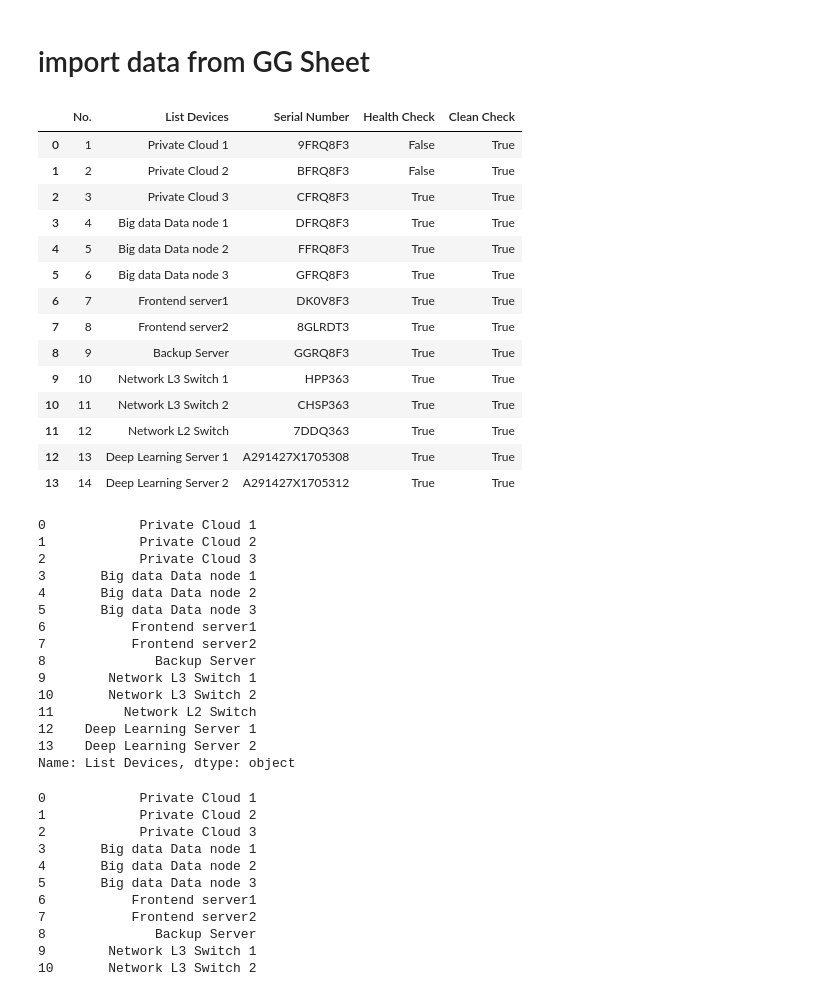
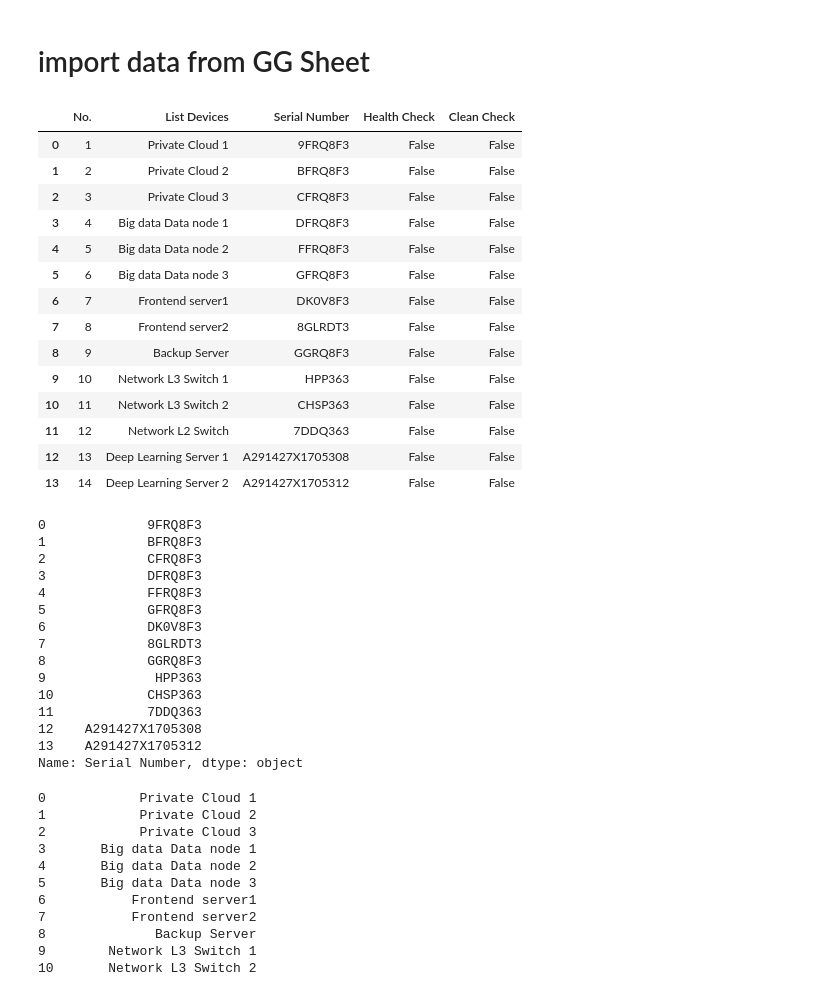
Before and after one commit to Sireetron/mhl-ma-mcc-report, a Jupyter notebook: sections/Zabbix/health_check.ipynb, the cells around one changed output. Cells and saved outputs as stored; diff of their text form; code cells hidden in the pictures.

Commit message:
update server list

```diff
--- a/sections/Zabbix/health_check.ipynb
+++ b/sections/Zabbix/health_check.ipynb
@@ -17,46 +20,46 @@ if not os.path.exists(save_dir):
 # %%
 ## sheet สถานภาพเครื่องแม่ข่าย_และอุปกรณ์ต่อพ่วง_PoPNix owner P'Pooooo
 
 SHEET_ID = '14GmNx-6YkTfOSYfjQqGw-wC6h9VPqB3frw-ovtMTN5A'
-SHEET_NAME = 'status'
+SHEET_NAME = 'Jan67'
 url = f'https://docs.google.com/spreadsheets/d/{SHEET_ID}/gviz/tq?tqx=out:csv&sheet={SHEET_NAME}'
 df = pd.read_csv(url)
 df # print(df.head())
 # %% [output]
 |  | No. | List Devices | Serial Number | Health Check | Clean Check |
-| 0 | 1 | Private Cloud 1 | 9FRQ8F3 | False | True |
-| 1 | 2 | Private Cloud 2 | BFRQ8F3 | False | True |
-| 2 | 3 | Private Cloud 3 | CFRQ8F3 | True | True |
-| 3 | 4 | Big data Data node 1 | DFRQ8F3 | True | True |
-| 4 | 5 | Big data Data node 2 | FFRQ8F3 | True | True |
-| 5 | 6 | Big data Data node 3 | GFRQ8F3 | True | True |
-| 6 | 7 | Frontend server1 | DK0V8F3 | True | True |
-| 7 | 8 | Frontend server2 | 8GLRDT3 | True | True |
-| 8 | 9 | Backup Server | GGRQ8F3 | True | True |
-| 9 | 10 | Network L3 Switch 1 | HPP363 | True | True |
-| 10 | 11 | Network L3 Switch 2 | CHSP363 | True | True |
-| 11 | 12 | Network L2 Switch | 7DDQ363 | True | True |
-| 12 | 13 | Deep Learning Server 1 | A291427X1705308 | True | True |
-| 13 | 14 | Deep Learning Server 2 | A291427X1705312 | True | True |
+| 0 | 1 | Private Cloud 1 | 9FRQ8F3 | False | False |
+| 1 | 2 | Private Cloud 2 | BFRQ8F3 | False | False |
+| 2 | 3 | Private Cloud 3 | CFRQ8F3 | False | False |
+| 3 | 4 | Big data Data node 1 | DFRQ8F3 | False | False |
+| 4 | 5 | Big data Data node 2 | FFRQ8F3 | False | False |
+| 5 | 6 | Big data Data node 3 | GFRQ8F3 | False | False |
+| 6 | 7 | Frontend server1 | DK0V8F3 | False | False |
+| 7 | 8 | Frontend server2 | 8GLRDT3 | False | False |
+| 8 | 9 | Backup Server | GGRQ8F3 | False | False |
+| 9 | 10 | Network L3 Switch 1 | HPP363 | False | False |
+| 10 | 11 | Network L3 Switch 2 | CHSP363 | False | False |
+| 11 | 12 | Network L2 Switch | 7DDQ363 | False | False |
+| 12 | 13 | Deep Learning Server 1 | A291427X1705308 | False | False |
+| 13 | 14 | Deep Learning Server 2 | A291427X1705312 | False | False |
 # %%
-lst_serial = df['List Devices']
+lst_serial = df['Serial Number']
 lst_serial
 # %% [output]
-0            Private Cloud 1
-1            Private Cloud 2
-2            Private Cloud 3
-3       Big data Data node 1
-4       Big data Data node 2
-5       Big data Data node 3
-6           Frontend server1
-7           Frontend server2
-8              Backup Server
-9        Network L3 Switch 1
-10       Network L3 Switch 2
-11         Network L2 Switch
-12    Deep Learning Server 1
-13    Deep Learning Server 2
-Name: List Devices, dtype: object
+0             9FRQ8F3
+1             BFRQ8F3
+2             CFRQ8F3
+3             DFRQ8F3
+4             FFRQ8F3
+5             GFRQ8F3
+6             DK0V8F3
+7             8GLRDT3
+8             GGRQ8F3
+9              HPP363
+10            CHSP363
+11            7DDQ363
+12    A291427X1705308
+13    A291427X1705312
+Name: Serial Number, dtype: object
 # %%
 lst_device = df['List Devices']
 lst_device
```
Also changed, not shown: parts of 7 cells of this notebook, 2 other files.
